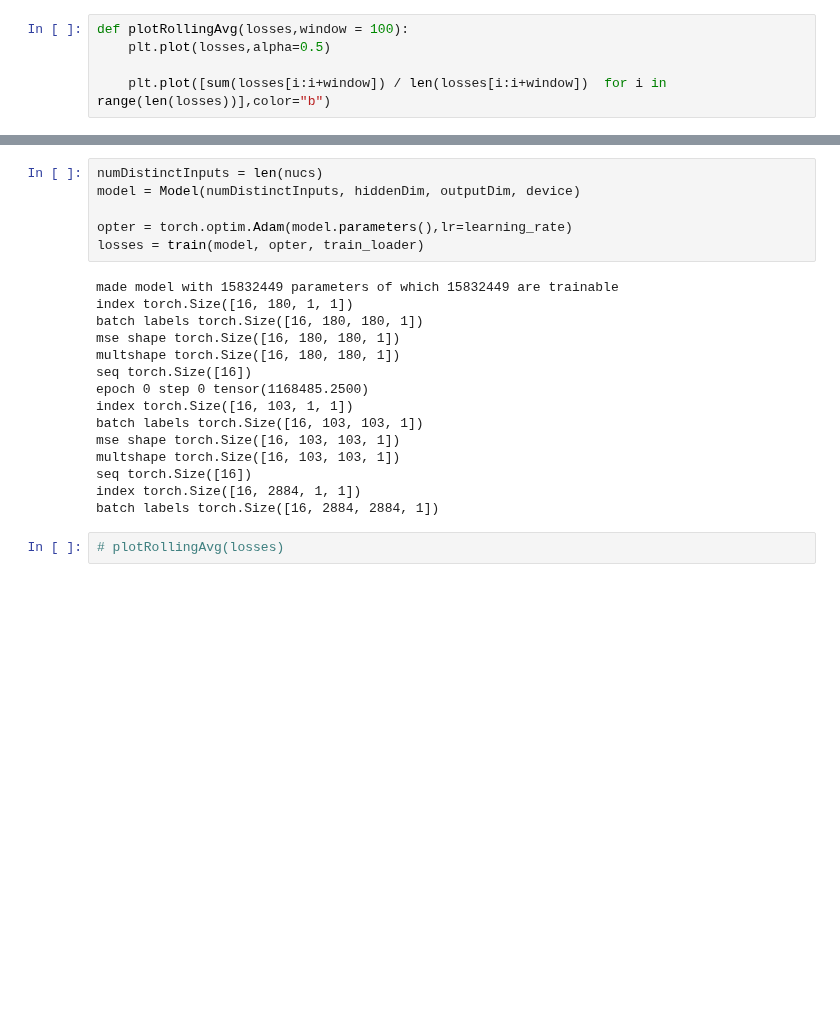
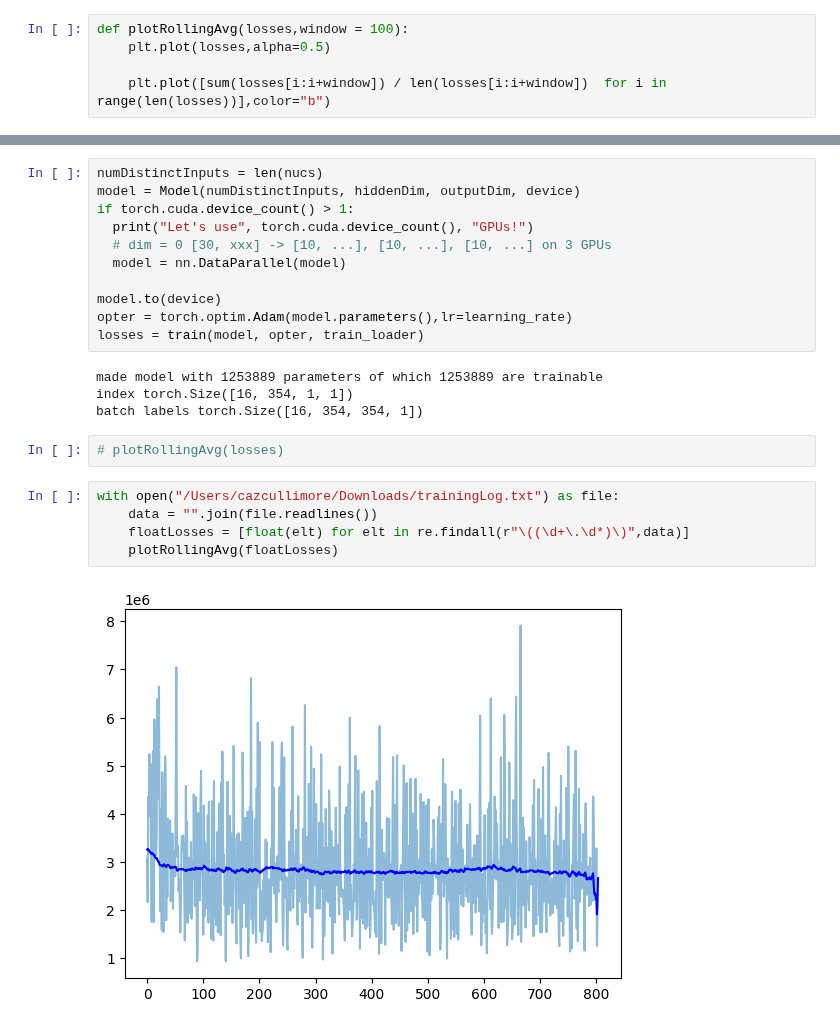
Before and after one commit to SomeoneNamedCaz/RNAFolding, a Jupyter notebook: rnaFoldingTraining.ipynb, the cells around one changed output, grey strips where cells are left out. Cells and saved outputs as stored; diff of their text form; blank space fills up the shorter version.

```diff
--- a/rnaFoldingTraining.ipynb
+++ b/rnaFoldingTraining.ipynb
@@ -204,23 +206,24 @@ def train(model, opter, train_loader,numEpochs = 100,logFreq = 5):
 # %%
 numDistinctInputs = len(nucs)
 model = Model(numDistinctInputs, hiddenDim, outputDim, device)
+if torch.cuda.device_count() > 1:
+  print("Let's use", torch.cuda.device_count(), "GPUs!")
+  # dim = 0 [30, xxx] -> [10, ...], [10, ...], [10, ...] on 3 GPUs
+  model = nn.DataParallel(model)
 
+model.to(device)
 opter = torch.optim.Adam(model.parameters(),lr=learning_rate)
 losses = train(model, opter, train_loader)
 # %% [output]
-made model with 15832449 parameters of which 15832449 are trainable
-index torch.Size([16, 180, 1, 1])
-batch labels torch.Size([16, 180, 180, 1])
-mse shape torch.Size([16, 180, 180, 1])
-multshape torch.Size([16, 180, 180, 1])
-seq torch.Size([16])
-epoch 0 step 0 tensor(1168485.2500)
-index torch.Size([16, 103, 1, 1])
-batch labels torch.Size([16, 103, 103, 1])
-mse shape torch.Size([16, 103, 103, 1])
-multshape torch.Size([16, 103, 103, 1])
-seq torch.Size([16])
-index torch.Size([16, 2884, 1, 1])
-batch labels torch.Size([16, 2884, 2884, 1])
+made model with 1253889 parameters of which 1253889 are trainable
+index torch.Size([16, 354, 1, 1])
+batch labels torch.Size([16, 354, 354, 1])
 # %%
 # plotRollingAvg(losses)
+# %%
+with open("/Users/cazcullimore/Downloads/trainingLog.txt") as file:
+    data = "".join(file.readlines())
+    floatLosses = [float(elt) for elt in re.findall(r"\((\d+\.\d*)\)",data)]
+    plotRollingAvg(floatLosses)
+# %% [output]
+[figure, added]
```
Also changed, not shown: parts of 1 cell of this notebook, 1 other file.
